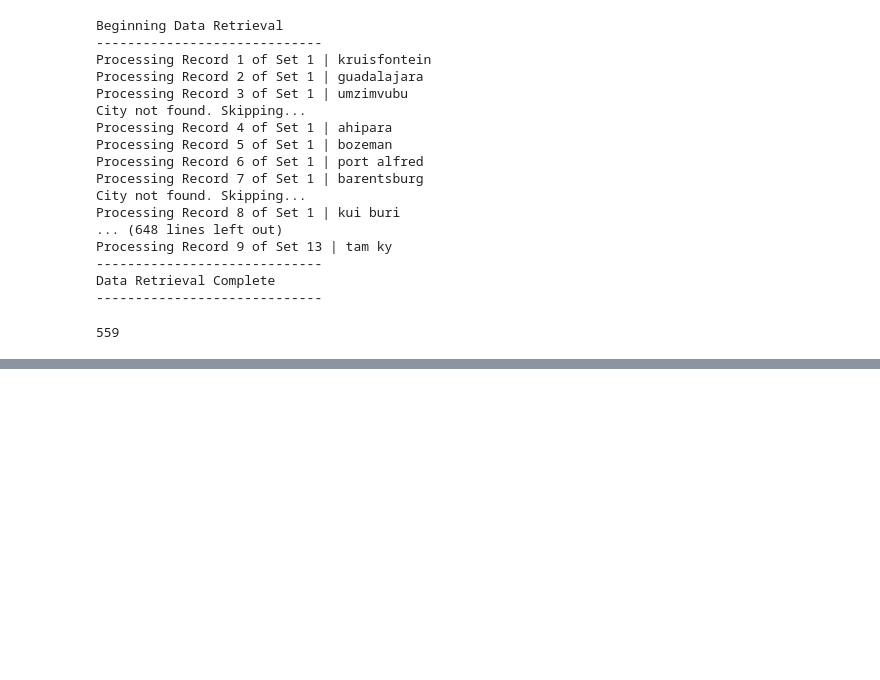
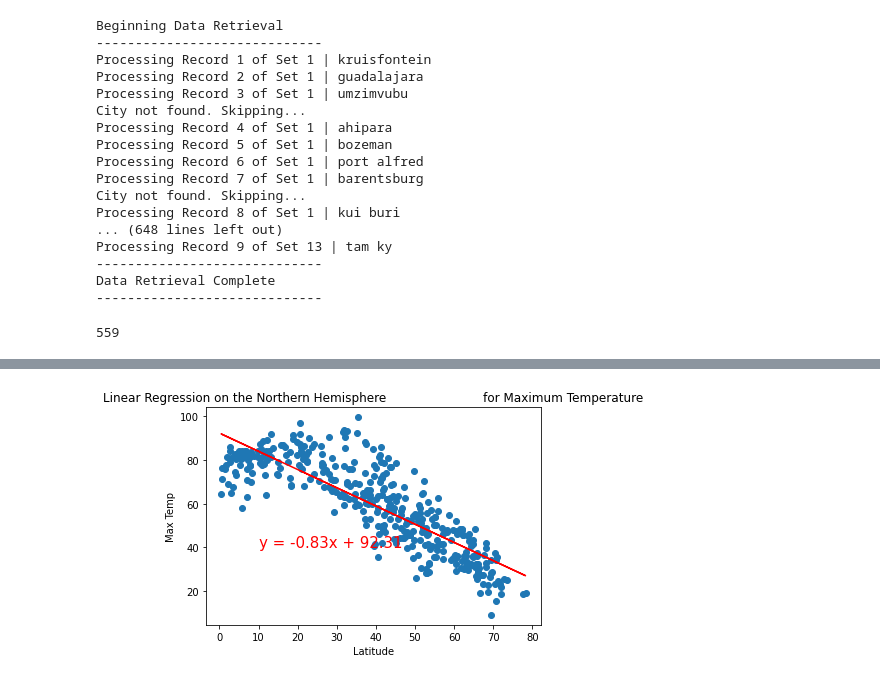
Before and after one commit to JanellN/World_Weather_Analysis, a Jupyter notebook: WeatherPy.ipynb, the cells around one changed output, grey strips where cells are left out. Cells and saved outputs as stored; diff of their text form; code cells hidden in the pictures; blank space fills up the shorter version.

Commit message:
Regressional Scatter Plots

```diff
--- a/WeatherPy.ipynb
+++ b/WeatherPy.ipynb
@@ -361,0 +401,20 @@ plt.show()
+# %%
+# Create Northern and Southern Hemisphere DataFrames.
+
+northern_hemi_df = city_data_df.loc[(city_data_df["Lat"] >= 0)]
+
+southern_hemi_df = city_data_df.loc[(city_data_df["Lat"] < 0)]
+# %%
+# Linear regression on the Northern Hemisphere
+
+x_values = northern_hemi_df["Lat"]
+
+y_values = northern_hemi_df["Max Temp"]
+
+# Call the function.
+
+plot_linear_regression(x_values, y_values,
+                       'Linear Regression on the Northern Hemisphere \
+                        for Maximum Temperature', 'Max Temp',(10,40))
+# %% [output]
+[figure, added]
```
Also changed, not shown: parts of 14 cells of this notebook, 1 other file.
